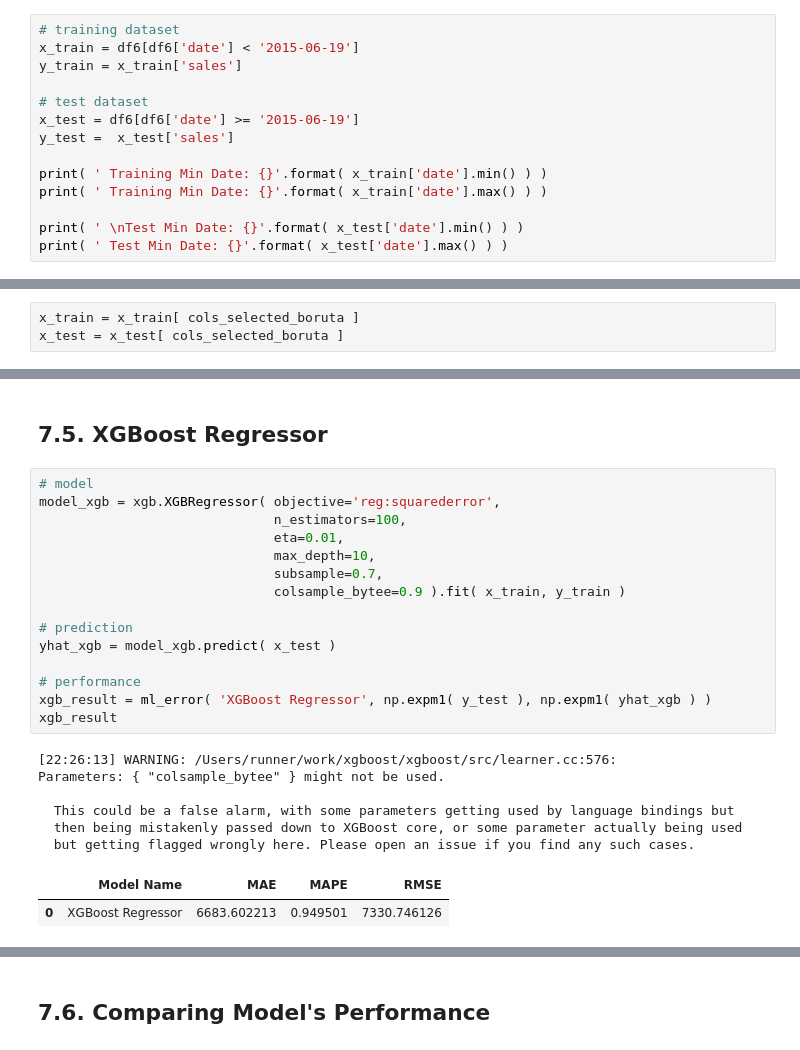
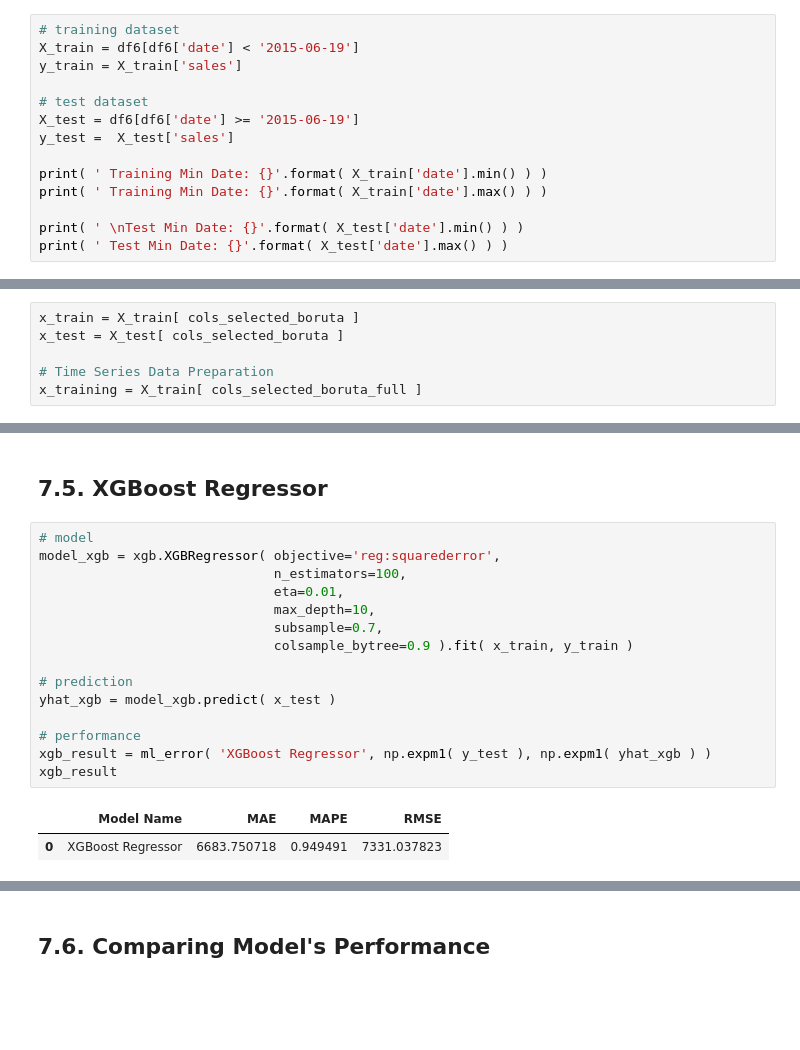
Before and after one commit to marcoscarvalho96/data-science-em-producao, a Jupyter notebook: m07_v01_store_sales_prediction.ipynb, the cells around one changed output, grey strips where cells are left out. Drawn from its saved outputs; the diff is of its cells as text; blank space fills up the shorter version.

Commit message:
machine learning models training finished

```diff
--- a/m07_v01_store_sales_prediction.ipynb
+++ b/m07_v01_store_sales_prediction.ipynb
@@ -863,18 +922,18 @@ df6[['store','date']].groupby( 'store' ).max().reset_index()['date'][0] - dateti
 Timestamp('2015-06-19 00:00:00')
 # %%
 # training dataset
-x_train = df6[df6['date'] < '2015-06-19']
-y_train = x_train['sales']
+X_train = df6[df6['date'] < '2015-06-19']
+y_train = X_train['sales']
 
 # test dataset
-x_test = df6[df6['date'] >= '2015-06-19']
-y_test =  x_test['sales']
+X_test = df6[df6['date'] >= '2015-06-19']
+y_test =  X_test['sales']
 
-print( ' Training Min Date: {}'.format( x_train['date'].min() ) )
-print( ' Training Min Date: {}'.format( x_train['date'].max() ) )
+print( ' Training Min Date: {}'.format( X_train['date'].min() ) )
+print( ' Training Min Date: {}'.format( X_train['date'].max() ) )
 
-print( ' \nTest Min Date: {}'.format( x_test['date'].min() ) )
-print( ' Test Min Date: {}'.format( x_test['date'].max() ) )
+print( ' \nTest Min Date: {}'.format( X_test['date'].min() ) )
+print( ' Test Min Date: {}'.format( X_test['date'].max() ) )
 # %% [output]
  Training Min Date: 2013-01-01 00:00:00
  Training Min Date: 2015-06-18 00:00:00
@@ -990,8 +1050,11 @@ feat_to_add = ['date','sales']
 # %%
 df7 = df6.copy()
 # %%
-x_train = x_train[ cols_selected_boruta ]
-x_test = x_test[ cols_selected_boruta ]
+x_train = X_train[ cols_selected_boruta ]
+x_test = X_test[ cols_selected_boruta ]
+
+# Time Series Data Preparation
+x_training = X_train[ cols_selected_boruta_full ]
 # %% [markdown]
 ## 7.1. Average Model
 # %%
@@ -1059,24 +1155,18 @@ rf_result
 # %%
 # model
 model_xgb = xgb.XGBRegressor( objective='reg:squarederror',
                               n_estimators=100,
                               eta=0.01,
                               max_depth=10,
                               subsample=0.7,
-                              colsample_bytee=0.9 ).fit( x_train, y_train )
+                              colsample_bytree=0.9 ).fit( x_train, y_train )
 
 # prediction
 yhat_xgb = model_xgb.predict( x_test )
 
 # performance
 xgb_result = ml_error( 'XGBoost Regressor', np.expm1( y_test ), np.expm1( yhat_xgb ) )
 xgb_result
 # %% [output]
-[22:26:13] WARNING: /Users/runner/work/xgboost/xgboost/src/learner.cc:576:
-Parameters: { "colsample_bytee" } might not be used.
-
-  This could be a false alarm, with some parameters getting used by language bindings but
-  then being mistakenly passed down to XGBoost core, or some parameter actually being used
-  but getting flagged wrongly here. Please open an issue if you find any such cases.
 |  | Model Name | MAE | MAPE | RMSE |
-| 0 | XGBoost Regressor | 6683.602213 | 0.949501 | 7330.746126 |
+| 0 | XGBoost Regressor | 6683.750718 | 0.949491 | 7331.037823 |
```
Also changed, not shown: parts of 19 cells of this notebook.
